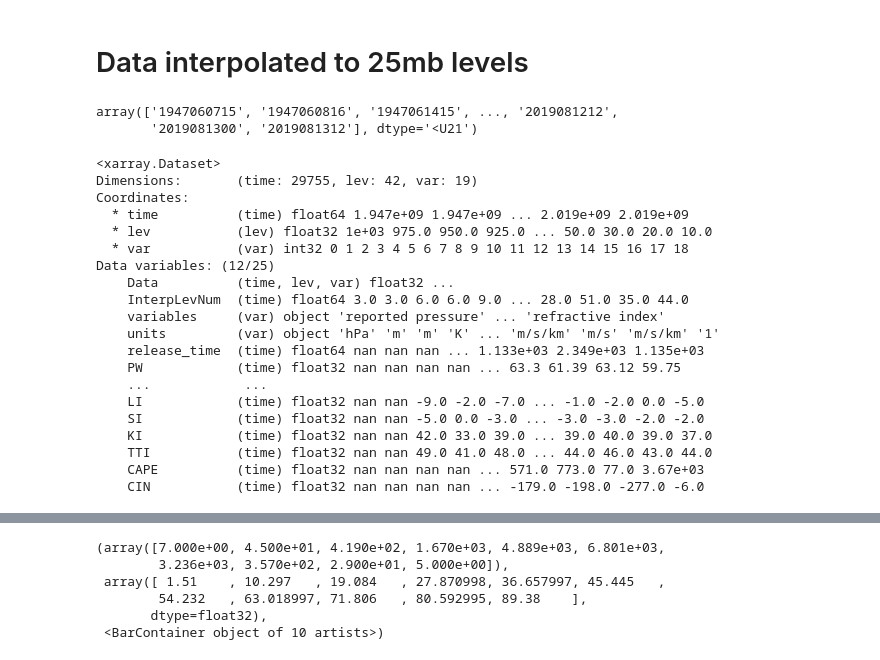
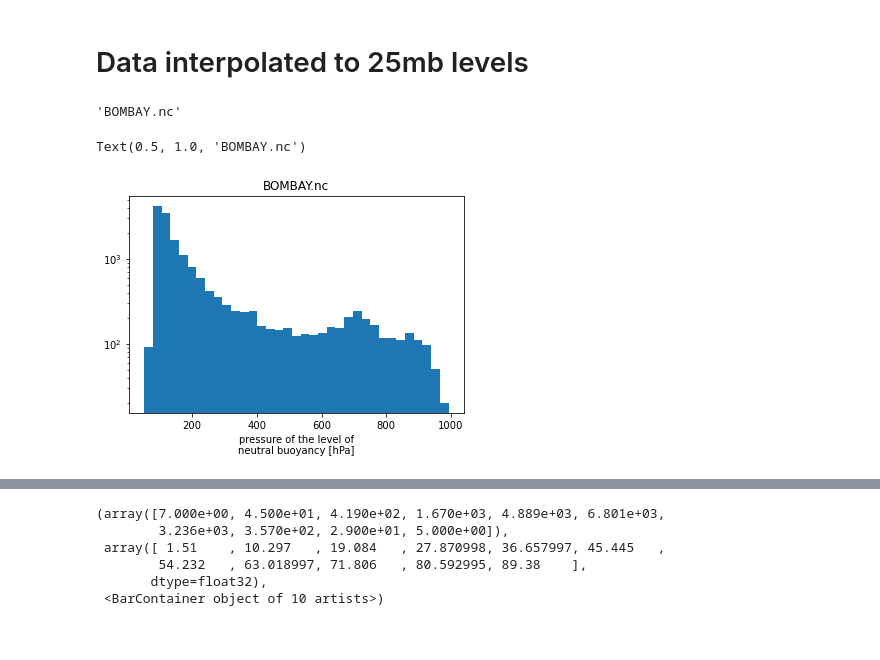
Before and after one commit to MPOcanes/MPO624_2022, a Jupyter notebook: Notebooks/Brian_India_Soundings.ipynb, the cells around one changed output, grey strips where cells are left out. Drawn from its saved outputs; the diff is of its cells as text; code cells hidden in the pictures.

```diff
--- a/Notebooks/Brian_India_Soundings.ipynb
+++ b/Notebooks/Brian_India_Soundings.ipynb
@@ -26,4 +27,18 @@ ds.data[:,:,0].plot() # 0 = pressure
 [figure]
 # %% [markdown]
 # Data interpolated to 25mb levels
+# %%
+file='/Users/brianmapes/Box/IGRA_soundings_data/INDIA/IntAllLevelsObstimes.derived.25mb.INM00043003_BOMBAY.nc'
+#file='/Users/brianmapes/Box/IGRA_soundings_data/INDIA/IntAllLevelsObstimes.derived.25mb.INM00043063_PUNE.nc'
+#file='/Users/brianmapes/Box/IGRA_soundings_data/INDIA/IntAllLevelsObstimes.derived.25mb.INM00043311_AMINDIVI_WofKerala.nc'
+#file='/Users/brianmapes/Box/IGRA_soundings_data/INDIA/IntAllLevelsObstimes.derived.25mb.INM00043371_THIRUVANANTHAPURAM.nc'
+#file='/Users/brianmapes/Box/IGRA_soundings_data/INDIA/IntAllLevelsObstimes.derived.25mb.KEM00063741_DAGORETTI_CORNER.nc'
+#file='/Users/brianmapes/Box/IGRA_soundings_data/INDIA/IntAllLevelsObstimes.derived.25mb.SEM00063985_SEYCHELLES.nc'
+#file='/Users/brianmapes/Box/IGRA_soundings_data/INDIA/IntAllLevelsObstimes.derived.25mb.INM00043285_MANGALORE.nc'
+#file='/Users/brianmapes/Box/IGRA_soundings_data/INDIA/IntAllLevelsObstimes.derived.25mb.INM00043295_BANGALORE.nc'
+
+sta = file[94:]
+sta
+# %% [output]
+'BOMBAY.nc'
 # %%
@@ -31,31 +47,27 @@ ds25 = xr.open_dataset('~/Box/IGRA_soundings_data/INDIA/IntAllLevelsObstimes.der
+# %%
+ds25.LNBPress.plot.hist(bins=35, log=True)
+plt.title(sta)
+# %% [output]
+Text(0.5, 1.0, 'BOMBAY.nc')
+[figure, added]
 # %%
-date = ds25.time.values
-date.astype('int').astype('str')
+# Create year, month, day, hour time lists for subsetting
+# Get the date as a string from an integer, not a float number
+date = ds25.time.values.astype('int').astype('str')
+
+# print(date[0]) # 1947060715
+
+# Extract characters: Brackets create a list of one element from date[0]
+yyyy = [date[0][0:4]]
+mm = [date[0][4:6]]
+dd = [date[0][6:8]]
+hh = [date[0][8:10]]
+
+# Lists are appended for all the other elements of date array
+for i in range(len(date)-1):
+    yyyy.append(date[i+1][0:4])
+    mm.append(date[i+1][4:6])
+    dd.append(date[i+1][6:8])
+    hh.append(date[i+1][8:10])
+
+# hh  # a list of strings
-# %% [output]
-array(['1947060715', '1947060816', '1947061415', ..., '2019081212',
-       '2019081300', '2019081312'], dtype='<U21')
-# %%
-ds25.assign_coords(time=ds25.time.values.astype('int').astype('str')) # doesnt work?
-#ds25.assign_coords(time=ds25.time.astype('int')) # doesnt work?
-ds25
-# %% [output]
-<xarray.Dataset>
-Dimensions:       (time: 29755, lev: 42, var: 19)
-Coordinates:
-  * time          (time) float64 1.947e+09 1.947e+09 ... 2.019e+09 2.019e+09
-  * lev           (lev) float32 1e+03 975.0 950.0 925.0 ... 50.0 30.0 20.0 10.0
-  * var           (var) int32 0 1 2 3 4 5 6 7 8 9 10 11 12 13 14 15 16 17 18
-Data variables: (12/25)
-    Data          (time, lev, var) float32 ...
-    InterpLevNum  (time) float64 3.0 3.0 6.0 6.0 9.0 ... 28.0 51.0 35.0 44.0
-    variables     (var) object 'reported pressure' ... 'refractive index'
-    units         (var) object 'hPa' 'm' 'm' 'K' ... 'm/s/km' 'm/s' 'm/s/km' '1'
-    release_time  (time) float64 nan nan nan ... 1.133e+03 2.349e+03 1.135e+03
-    PW            (time) float32 nan nan nan nan ... 63.3 61.39 63.12 59.75
-    ...            ...
-    LI            (time) float32 nan nan -9.0 -2.0 -7.0 ... -1.0 -2.0 0.0 -5.0
-    SI            (time) float32 nan nan -5.0 0.0 -3.0 ... -3.0 -3.0 -2.0 -2.0
-    KI            (time) float32 nan nan 42.0 33.0 39.0 ... 39.0 40.0 39.0 37.0
-    TTI           (time) float32 nan nan 49.0 41.0 48.0 ... 44.0 46.0 43.0 44.0
-    CAPE          (time) float32 nan nan nan nan ... 571.0 773.0 77.0 3.67e+03
-    CIN           (time) float32 nan nan nan nan ... -179.0 -198.0 -277.0 -6.0
```
Also changed, not shown: parts of 20 cells of this notebook, 8 other files.
